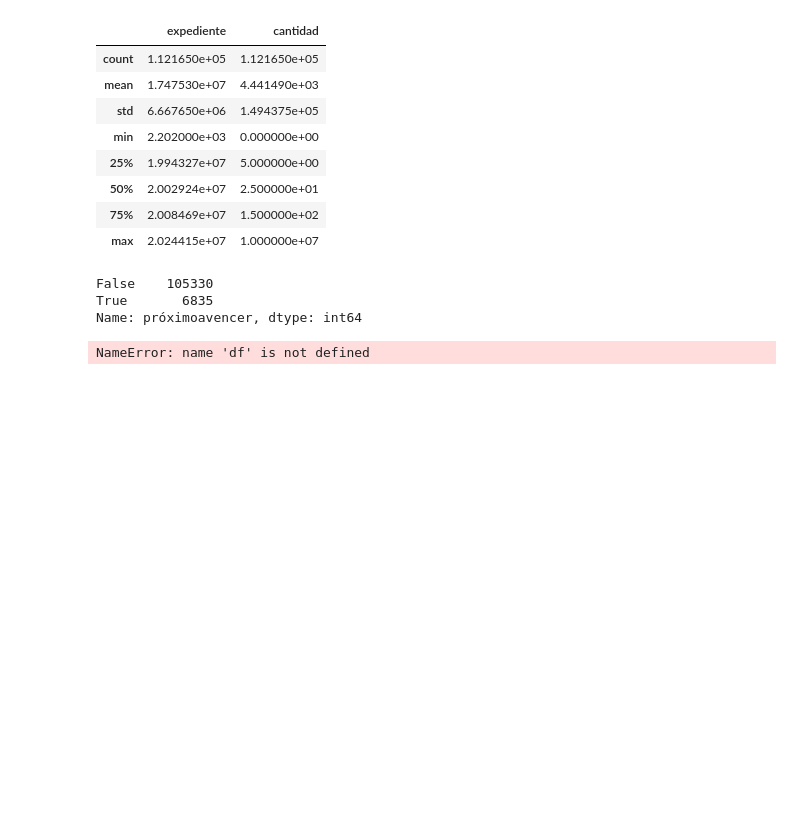
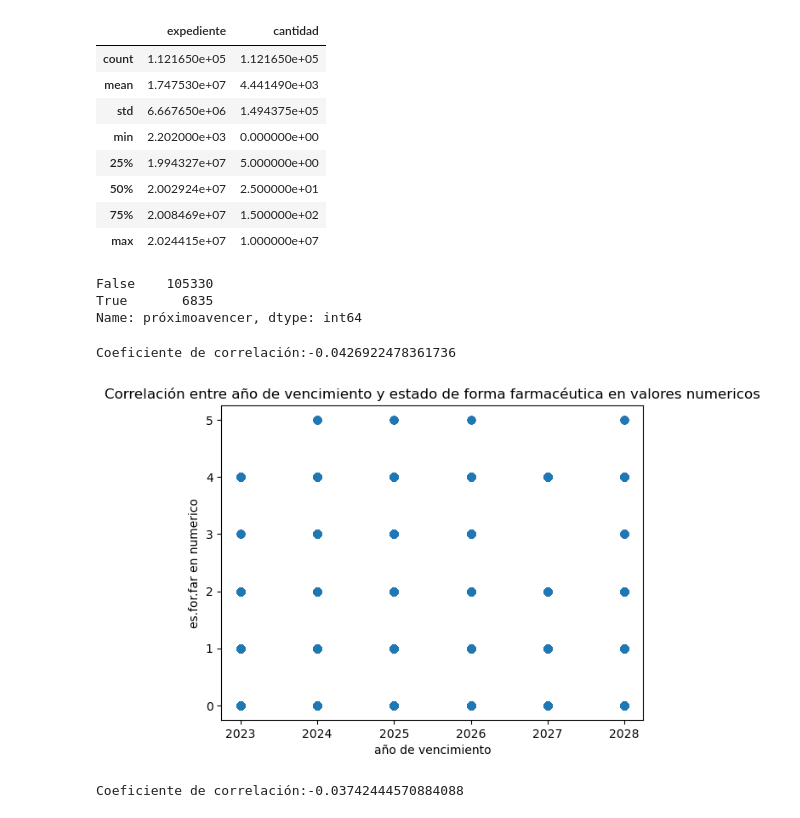
Before and after one commit to GustavoAPP/Trabajo_Acompa-amiento_Ciencia_de_Datos_Grupo_5, a Jupyter notebook: Código python.ipynb, the cells around one changed output. Saved outputs shown, nothing was run; the diff lists cells and outputs as text; code cells hidden in the pictures; blank space fills up the shorter version.

```diff
--- a/Código python.ipynb
+++ b/Código python.ipynb
@@ -155,7 +155,9 @@ def eliminar_acentos(columna):
 
 df = df.apply(eliminar_acentos)
 # %%
+import pandas as pd
 import matplotlib.pyplot as plt
+df=pd.read_csv(r"C:\Users\gusta\OneDrive\Documentos\Proyecto_Ciencia_de_Datos_Grupo_5\Trabajo_Acompañamiento_Grupo5_dF.csv")
 # %%
 df_temp = df.copy()
 df_temp["año de vencimiento"] = df_temp["fechavencimiento"].astype(str).str[-4:].astype(int)
@@ -163,4 +165,17 @@ df_temp["es.for.far en numerico"] = df_temp["estadodeformafarmaceutica"].map({"s
 correlation = df_temp["es.for.far en numerico"].corr(df_temp["año de vencimiento"])
 print(f"Coeficiente de correlación:{correlation}")
 # %% [output]
-NameError: name 'df' is not defined
+Coeficiente de correlación:-0.0426922478361736
+# %%
+plt.scatter(df_temp["año de vencimiento"], df_temp["es.for.far en numerico"])
+plt.xlabel("año de vencimiento")
+plt.ylabel("es.for.far en numerico")
+plt.title("Correlación entre año de vencimiento y estado de forma farmacéutica en valores numericos")
+plt.show()
+# %% [output]
+[figure, added]
+# %%
+correlation=df_temp["es.for.far en numerico"].corr(df_temp["próximoavencer"])
+print(f"Coeficiente de correlación:{correlation}")
+# %% [output]
+Coeficiente de correlación:-0.03742444570884088
```
Also changed, not shown: parts of 3 cells of this notebook.
